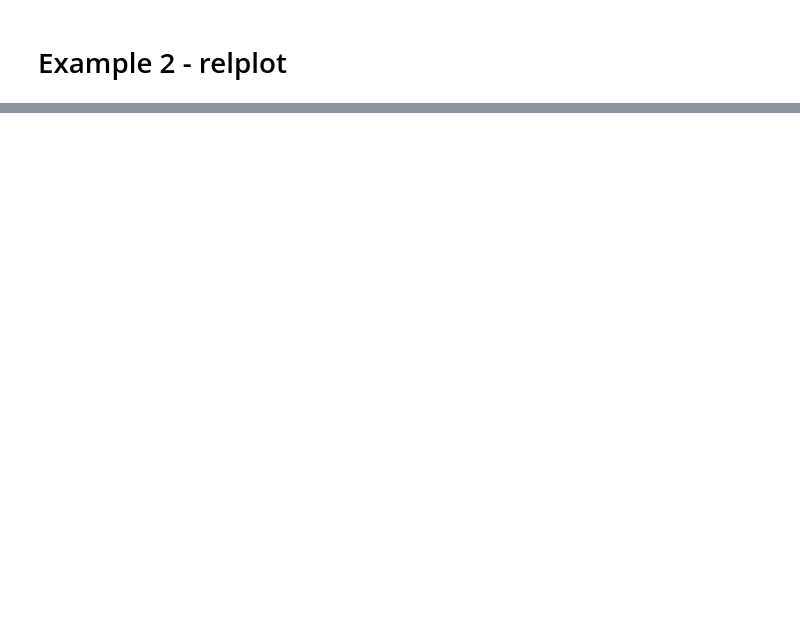
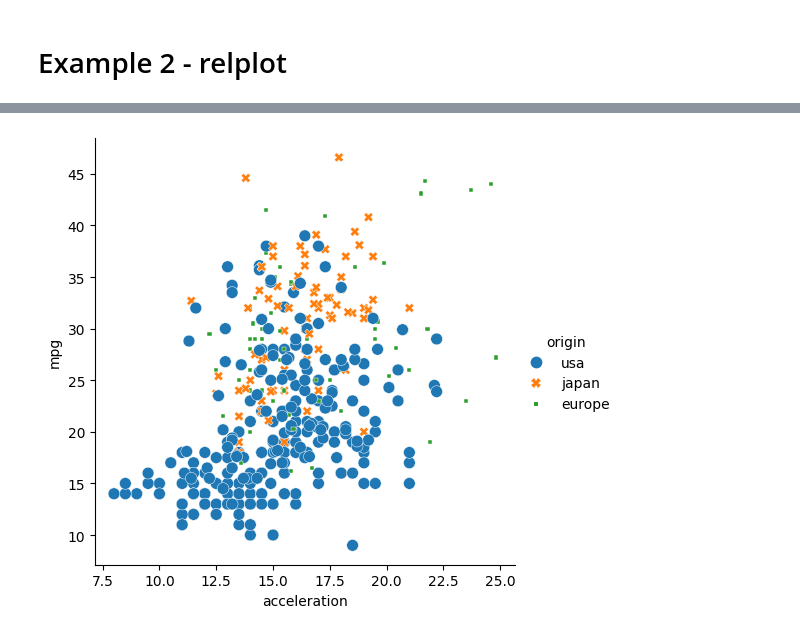
Before and after one commit to FranGiordano/machine-learning-datacamp, a Jupyter notebook: practice/seaborn.ipynb, the cells around one changed output, grey strips where cells are left out. Cells and saved outputs as stored; diff of their text form; code cells hidden in the pictures; blank space fills up the shorter version.

```diff
--- a/practice/seaborn.ipynb
+++ b/practice/seaborn.ipynb
@@ -6,4 +6,4 @@ import pandas as pd
 # Reading data
 # %%
 student_data = pd.read_csv("../datasets/student-alcohol-consumption.csv")
-student_data
+mpg = pd.read_csv("../datasets/mpg.csv")
@@ -64,0 +51,10 @@ plt.show()
+# %%
+# Create a scatter plot of acceleration vs. mpg
+
+sns.relplot(x='acceleration', y="mpg", style='origin', data=mpg, kind='scatter', hue='origin', size='origin')
+
+
+# Show plot
+plt.show()
+# %% [output]
+[figure, added]
```
Also changed, not shown: parts of 4 cells of this notebook.
